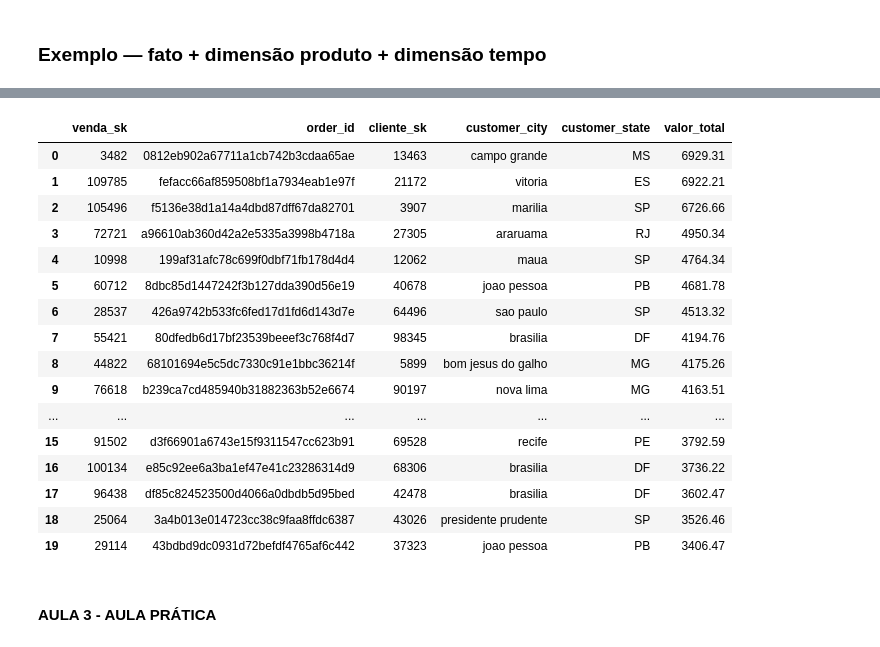
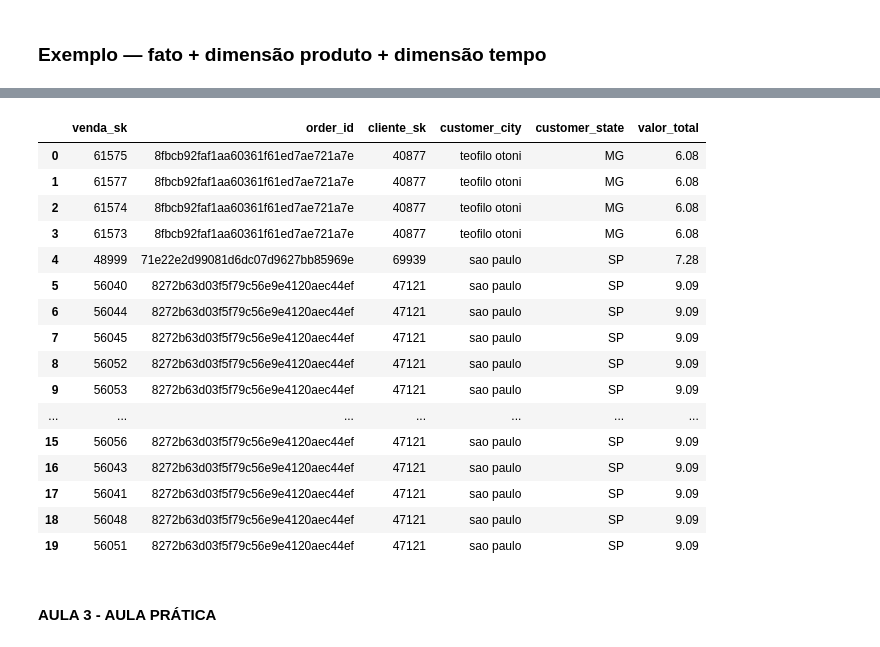
Before and after one commit to orlandovcj/Semana_9, a Jupyter notebook: Exercício/Semana9_Projeto_SQL_Orlando_Castro_Completo.ipynb, the cells around one changed output, grey strips where cells are left out. Drawn from its saved outputs; the diff is of its cells as text; code cells hidden in the pictures.

```diff
--- a/Exercício/Semana9_Projeto_SQL_Orlando_Castro_Completo.ipynb
+++ b/Exercício/Semana9_Projeto_SQL_Orlando_Castro_Completo.ipynb
@@ -793,36 +969,37 @@ LIMIT 20
 # %%
+# Esta consulta SQL seleciona as 20 vendas com o menor valor total, incluindo informações sobre a cidade e estado do cliente. A consulta utiliza uma junção (LEFT JOIN) entre a tabela fato_vendas e a tabela dim_cliente para obter os dados do cliente, e ordena os resultados pelo valor total em ordem crescente (ASC).
 con.sql("""
 SELECT
     v.venda_sk,
     v.order_id,
     v.cliente_sk,
     c.customer_city,
     c.customer_state,
     v.valor_total
  FROM fato_vendas v
  LEFT JOIN dim_cliente c
     ON v.cliente_sk = c.cliente_sk
- ORDER BY v.valor_total DESC
+ ORDER BY v.valor_total ASC
  LIMIT 20;
  """).df()
 # %% [output]
 |  | venda_sk | order_id | cliente_sk | customer_city | customer_state | valor_total |
-| 0 | 3482 | 0812eb902a67711a1cb742b3cdaa65ae | 13463 | campo grande | MS | 6929.31 |
-| 1 | 109785 | fefacc66af859508bf1a7934eab1e97f | 21172 | vitoria | ES | 6922.21 |
-| 2 | 105496 | f5136e38d1a14a4dbd87dff67da82701 | 3907 | marilia | SP | 6726.66 |
-| 3 | 72721 | a96610ab360d42a2e5335a3998b4718a | 27305 | araruama | RJ | 4950.34 |
-| 4 | 10998 | 199af31afc78c699f0dbf71fb178d4d4 | 12062 | maua | SP | 4764.34 |
-| 5 | 60712 | 8dbc85d1447242f3b127dda390d56e19 | 40678 | joao pessoa | PB | 4681.78 |
-| 6 | 28537 | 426a9742b533fc6fed17d1fd6d143d7e | 64496 | sao paulo | SP | 4513.32 |
-| 7 | 55421 | 80dfedb6d17bf23539beeef3c768f4d7 | 98345 | brasilia | DF | 4194.76 |
-| 8 | 44822 | 68101694e5c5dc7330c91e1bbc36214f | 5899 | bom jesus do galho | MG | 4175.26 |
-| 9 | 76618 | b239ca7cd485940b31882363b52e6674 | 90197 | nova lima | MG | 4163.51 |
+| 0 | 61575 | 8fbcb92faf1aa60361f61ed7ae721a7e | 40877 | teofilo otoni | MG | 6.08 |
+| 1 | 61577 | 8fbcb92faf1aa60361f61ed7ae721a7e | 40877 | teofilo otoni | MG | 6.08 |
+| 2 | 61574 | 8fbcb92faf1aa60361f61ed7ae721a7e | 40877 | teofilo otoni | MG | 6.08 |
+| 3 | 61573 | 8fbcb92faf1aa60361f61ed7ae721a7e | 40877 | teofilo otoni | MG | 6.08 |
+| 4 | 48999 | 71e22e2d99081d6dc07d9627bb85969e | 69939 | sao paulo | SP | 7.28 |
+| 5 | 56040 | 8272b63d03f5f79c56e9e4120aec44ef | 47121 | sao paulo | SP | 9.09 |
+| 6 | 56044 | 8272b63d03f5f79c56e9e4120aec44ef | 47121 | sao paulo | SP | 9.09 |
+| 7 | 56045 | 8272b63d03f5f79c56e9e4120aec44ef | 47121 | sao paulo | SP | 9.09 |
+| 8 | 56052 | 8272b63d03f5f79c56e9e4120aec44ef | 47121 | sao paulo | SP | 9.09 |
+| 9 | 56053 | 8272b63d03f5f79c56e9e4120aec44ef | 47121 | sao paulo | SP | 9.09 |
 | ... | ... | ... | ... | ... | ... | ... |
-| 15 | 91502 | d3f66901a6743e15f9311547cc623b91 | 69528 | recife | PE | 3792.59 |
-| 16 | 100134 | e85c92ee6a3ba1ef47e41c23286314d9 | 68306 | brasilia | DF | 3736.22 |
-| 17 | 96438 | df85c824523500d4066a0dbdb5d95bed | 42478 | brasilia | DF | 3602.47 |
-| 18 | 25064 | 3a4b013e014723cc38c9faa8ffdc6387 | 43026 | presidente prudente | SP | 3526.46 |
-| 19 | 29114 | 43bdbd9dc0931d72befdf4765af6c442 | 37323 | joao pessoa | PB | 3406.47 |
+| 15 | 56056 | 8272b63d03f5f79c56e9e4120aec44ef | 47121 | sao paulo | SP | 9.09 |
+| 16 | 56043 | 8272b63d03f5f79c56e9e4120aec44ef | 47121 | sao paulo | SP | 9.09 |
+| 17 | 56041 | 8272b63d03f5f79c56e9e4120aec44ef | 47121 | sao paulo | SP | 9.09 |
+| 18 | 56048 | 8272b63d03f5f79c56e9e4120aec44ef | 47121 | sao paulo | SP | 9.09 |
+| 19 | 56051 | 8272b63d03f5f79c56e9e4120aec44ef | 47121 | sao paulo | SP | 9.09 |
 # %% [markdown]
 #### AULA 3 - AULA PRÁTICA
 # %% [markdown]
```
Also changed, not shown: parts of 20 cells of this notebook, 2 other files.
